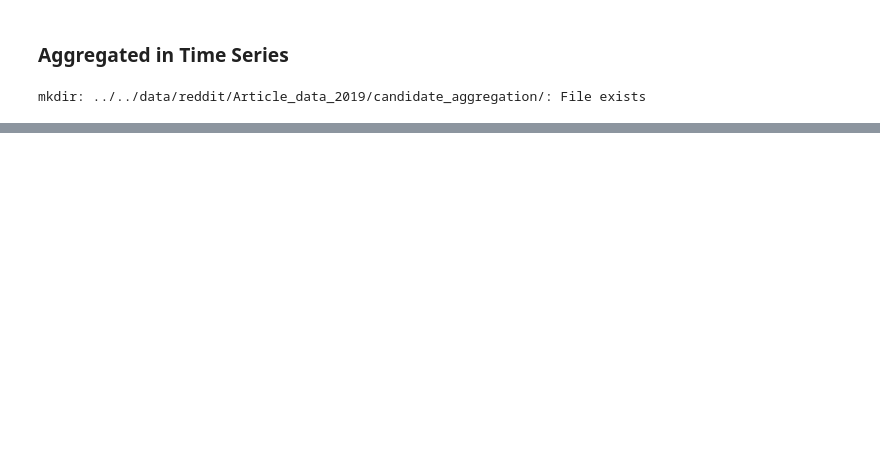
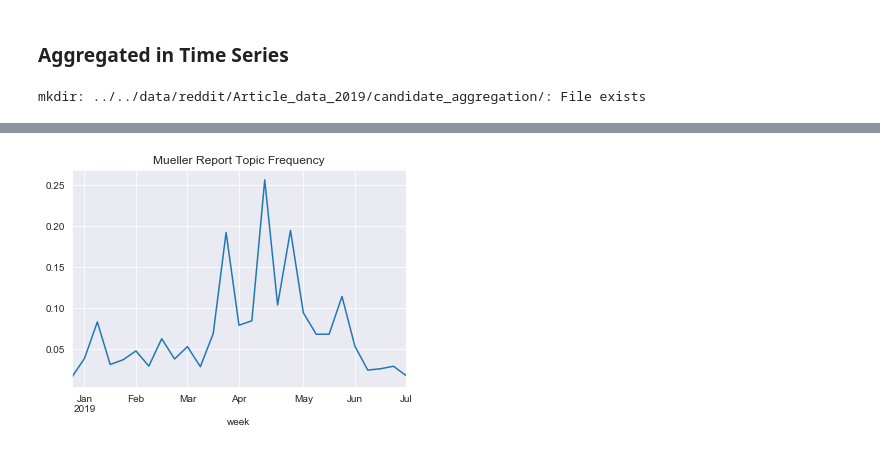
Before and after one commit to berkeley-politics-capstone/politics-capstone, a Jupyter notebook: src/reddit/LDA News Articles - Data Set Compilation.ipynb, the cells around one changed output, grey strips where cells are left out. Drawn from its saved outputs; the diff is of its cells as text; code cells hidden in the pictures; blank space fills up the shorter version.

Commit message:
Data set compilation

```diff
--- a/src/reddit/LDA News Articles - Data Set Compilation.ipynb
+++ b/src/reddit/LDA News Articles - Data Set Compilation.ipynb
@@ -106,5 +122,5 @@ df['candidate_text'] = df['text_lemmas'].progress_map(intersection)
 # %%
-df.to_csv(DATA_DIR + 'final_top_topics_news_articles.csv')
+df = pd.read_pickle(DATA_DIR + 'final_top_topics_news_articles.csv')
 # %% [markdown]
 ### Aggregated in Time Series
 # %%
@@ -115,10 +131,13 @@ df_date = df_date.append(pd.read_csv(DATA_DIR + 'dates_missing_ids.csv', index_c
 # %%
 df2 = df.merge(df_date, on='id', how='left') #df.join(df_date, on='id', how='left')
 df2['day'] = pd.to_datetime(df2['created_utc'], yearfirst=True).dt.round('d')
+df2['week']= df2['day'] - pd.to_timedelta(df2['day'].dt.dayofweek, unit='d')
 df2['candidate_text'] = df2.candidate_text.map(lambda x: list(x))
 df2['counter'] = 1
 df2.counter = df2.counter.astype('object')
 # %%
+time = 'week' # day
+
 def vector_concatenator(row):
     vector = row.topic_titles
     v_final = dict()
@@ -153,15 +172,24 @@ def normalize_topics(row):
 candidate_dfs = dict()
 for candidate in set(candidate_dict.values()):
     candidate_dfs[candidate] = df2[df2.candidate_text.map(lambda x: candidate in x)]\
-                                [['counter', 'score', 'candidate_text', 'topic_titles','day']]\
-                                .groupby('day').agg(sum)
+                                [['counter', 'score', 'candidate_text', 'topic_titles', time]]\
+                                .groupby(time).agg(sum)
     candidate_dfs[candidate].topic_titles = candidate_dfs[candidate].apply(vector_concatenator, axis=1)
     candidate_dfs[candidate].candidate_text = candidate_dfs[candidate].apply(vector_counter, axis=1)
     candidate_dfs[candidate].topic_titles = candidate_dfs[candidate].apply(normalize_topics, axis=1)
+df2_agg = df2[['counter', 'score', 'candidate_text', 'topic_titles', time]].groupby(time).agg(sum)
+df2_agg.topic_titles = df2_agg.apply(vector_concatenator, axis=1)
+df2_agg.candidate_text = df2_agg.apply(vector_counter, axis=1)
+df2_agg.topic_titles = df2_agg.apply(normalize_topics, axis=1)
+candidate_dfs['none'] = df2_agg
 # %%
 !mkdir {DATA_DIR + 'candidate_aggregation/'}
 for candidate in set(candidate_dict.values()):
     candidate_dfs[candidate].to_csv(DATA_DIR + 'candidate_aggregation/' + candidate + '.csv')
 # %% [output]
 mkdir: ../../data/reddit/Article_data_2019/candidate_aggregation/: File exists
+# %%
+candidate_dfs = dict()
+for candidate in set(candidate_dict.values()):
+    candidate_dfs[candidate] = pd.read_csv(DATA_DIR + 'candidate_aggregation/' + candidate + '.csv')
 # %%
@@ -236,0 +238,20 @@ s
+# %%
+def plot_topic_df(dataframe, topic):
+
+    def extract_topic(row):
+        topic_list = list(filter(lambda y: y[0] == topic, row.topic_titles))
+        if len(topic_list) == 0:
+            return 0
+        else:
+            return topic_list[0][1]
+
+
+    dataframe[dataframe.counter > 10]\
+        .apply(extract_topic, axis =1)\
+        .plot(title='{} Topic Frequency'.format(topic).title())
+
+#df2_agg
+c = 'none'
+plot_topic_df(candidate_dfs[c][candidate_dfs[c].counter > 10], 'mueller report')
+# %% [output]
+[figure, added]
```
Also changed, not shown: parts of 9 cells of this notebook, 1 other file.
